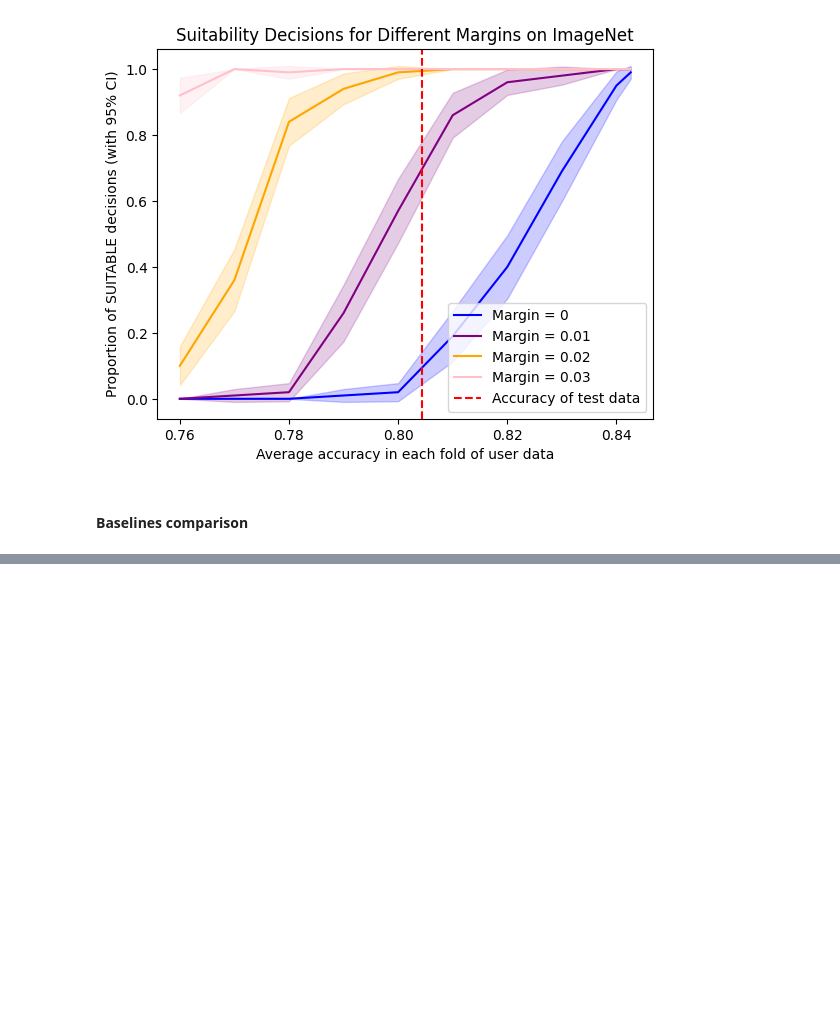
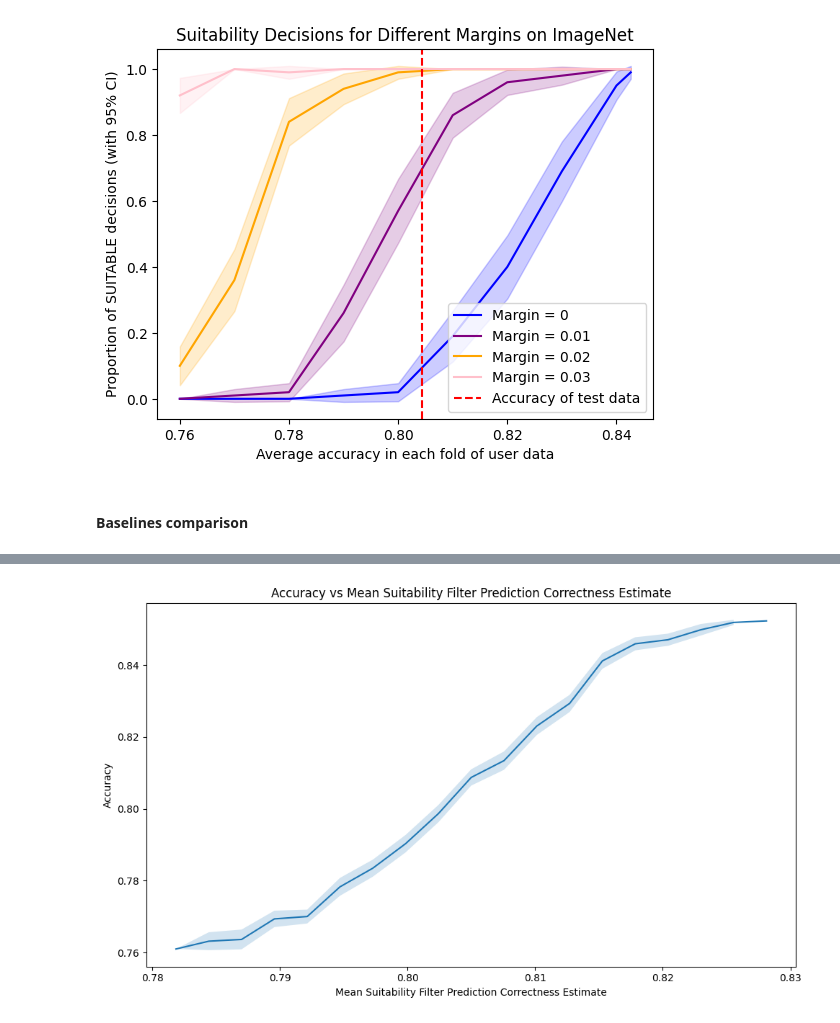
Before and after one commit to cleverhans-lab/suitability, a Jupyter notebook: experiments_inet.ipynb, the cells around one changed output, grey strips where cells are left out. Drawn from its saved outputs; the diff is of its cells as text; code cells hidden in the pictures; blank space fills up the shorter version.

```diff
--- a/experiments_inet.ipynb
+++ b/experiments_inet.ipynb
@@ -487,0 +747,94 @@ for j in range(num_random_tries):
+# %%
+import matplotlib.pyplot as plt
+import numpy as np
+from scipy.stats import sem, t
+
+# Define parameters
+step_size = 0.01
+test_acc = np.mean(test_corr)
+accs = np.arange(
+    test_acc - step_size / 2 - 4 * step_size,
+    test_acc + step_size / 2 + 5 * step_size,
+    step_size,
+)
+
+num_random_tries = 100
+target_accuracies = accs
+num_acc_folds = len(target_accuracies)
+sample_size = 2500  # Only use sample size 2500
+
+# Initialize storage for accuracies and sf_est values
+all_accuracy_data = []
+all_sf_est_data = []  # Store sf_est for sample size 2500
+
+# Collect sf_est and accuracy data
+for j in range(num_random_tries):
+    folds, actual_accuracies = split_dataset_into_folds(
+        all_user_corr, target_accuracies=target_accuracies
+    )
+
+    for i, fold_indices in enumerate(folds):
+        fold_accuracy = actual_accuracies[i]
+
+        # Collect sf_est data only for sample size 2500
+        sf_estimate = sf_est[
+            j, i, target_sample_sizes.tolist().index(sample_size), 0
+        ]  # Use the first margin
+        all_sf_est_data.append(sf_estimate)
+
+        # Collect fold accuracy
+        all_accuracy_data.append(fold_accuracy)
+
+# Convert collected data to numpy arrays
+all_accuracy_data = np.array(all_accuracy_data)
+all_sf_est_data = np.array(all_sf_est_data)
+
+# Define bins for sf_est values
+fig, ax = plt.subplots(figsize=(10, 6))
+bins = np.linspace(np.min(all_sf_est_data), np.max(all_sf_est_data), 20)
+bin_centers = (bins[:-1] + bins[1:]) / 2
+mean_accuracies = []
+lower_confidence_intervals = []
+upper_confidence_intervals = []
+
+for i in range(len(bins) - 1):
+    # Select data points within the bin
+    bin_indices = (all_sf_est_data >= bins[i]) & (all_sf_est_data < bins[i + 1])
+    bin_accuracies = all_accuracy_data[bin_indices]
+
+    # Skip if the bin is empty
+    if len(bin_accuracies) == 0:
+        continue
+
+    # Calculate mean and 95% confidence interval for accuracy
+    mean_acc = np.mean(bin_accuracies)
+    conf_int = sem(bin_accuracies) * t.ppf(0.975, len(bin_accuracies) - 1)  # 95% CI
+
+    mean_accuracies.append(mean_acc)
+    lower_confidence_intervals.append(mean_acc - conf_int)
+    upper_confidence_intervals.append(mean_acc + conf_int)
+
+# Plot the mean accuracy with 95% confidence interval for sample size 2500
+ax.plot(
+    bin_centers[: len(mean_accuracies)],
+    mean_accuracies,
+    label=f"Sample Size: {sample_size}",
+)
+ax.fill_between(
+    bin_centers[: len(mean_accuracies)],
+    lower_confidence_intervals,
+    upper_confidence_intervals,
+    alpha=0.2,
+)
+
+# ax.axhline(y=np.mean(test_corr), color='red', linestyle='--', linewidth=1.5, label='Test Accuracy')
+# ax.axvline(x=np.mean(suitability_filter.suitability_test(user_features=all_user_features[:100], return_predictions=True)['test_predictions']), color='green', linestyle='--', linewidth=1.5, label='Test Regressor Prediction')
+
+# Customize plot
+ax.set_xlabel("Mean Suitability Filter Prediction Correctness Estimate")
+ax.set_ylabel("Accuracy")
+ax.set_title("Accuracy vs Mean Suitability Filter Prediction Correctness Estimate")
+plt.tight_layout()
+plt.show()
+# %% [output]
+[figure, added]
```
Also changed, not shown: parts of 28 cells of this notebook.
